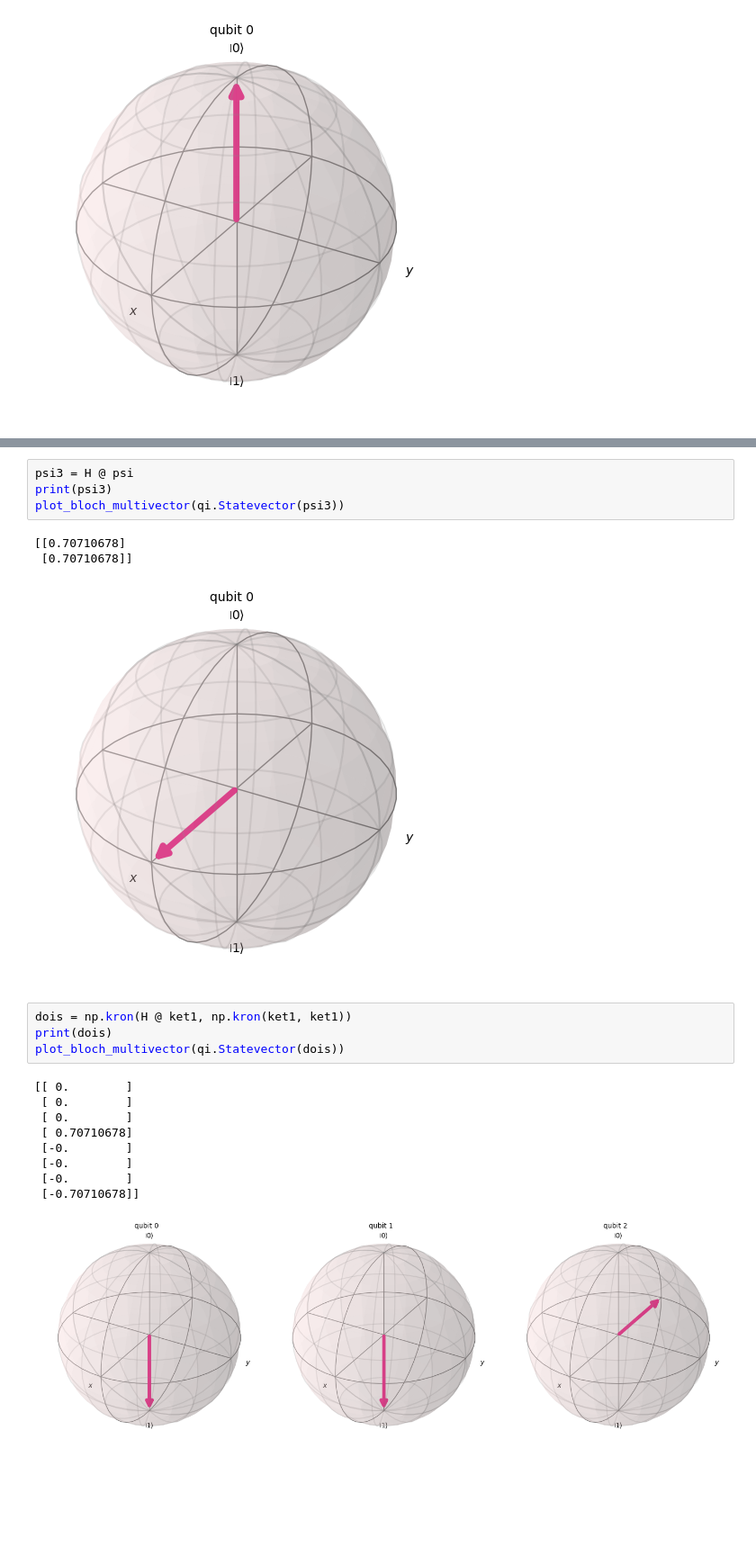
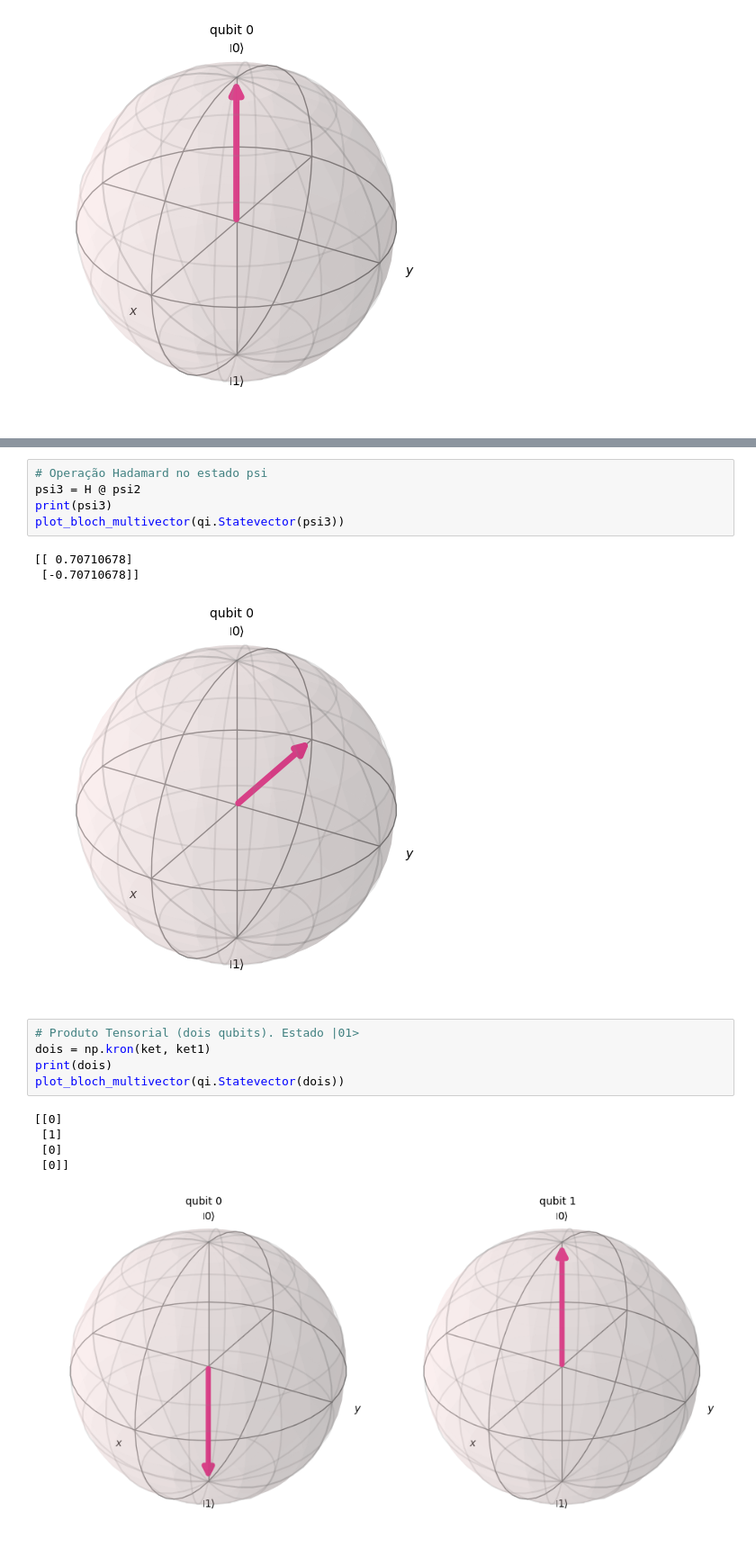
Before and after one commit to irajamuller/quantum_computing, a Jupyter notebook: Produtos.ipynb, the cells around one changed output, grey strips where cells are left out. Shown: that part at 90% size. Saved outputs shown, nothing was run; the diff lists cells and outputs as text; blank space fills up the shorter version.

```diff
--- a/Produtos.ipynb
+++ b/Produtos.ipynb
@@ -99,23 +99,21 @@ plot_bloch_multivector(qi.Statevector(psi2))
 H = 1/np.sqrt(2) * np.array([ [1, 1], [1, -1]])
 # %%
-psi3 = H @ psi
+# Operação Hadamard no estado psi
+psi3 = H @ psi2
 print(psi3)
 plot_bloch_multivector(qi.Statevector(psi3))
 # %% [output]
-[[0.70710678]
- [0.70710678]]
+[[ 0.70710678]
+ [-0.70710678]]
-[figure, old version]
+[figure, new version]
 # %%
-dois = np.kron(H @ ket1, np.kron(ket1, ket1))
+# Produto Tensorial (dois qubits). Estado |01>
+dois = np.kron(ket, ket1)
 print(dois)
 plot_bloch_multivector(qi.Statevector(dois))
 # %% [output]
-[[ 0.        ]
- [ 0.        ]
- [ 0.        ]
- [ 0.70710678]
- [-0.        ]
- [-0.        ]
- [-0.        ]
- [-0.70710678]]
+[[0]
+ [1]
+ [0]
+ [0]]
-[figure, old version]
+[figure, new version]
```
Also changed, not shown: parts of 5 cells of this notebook.
